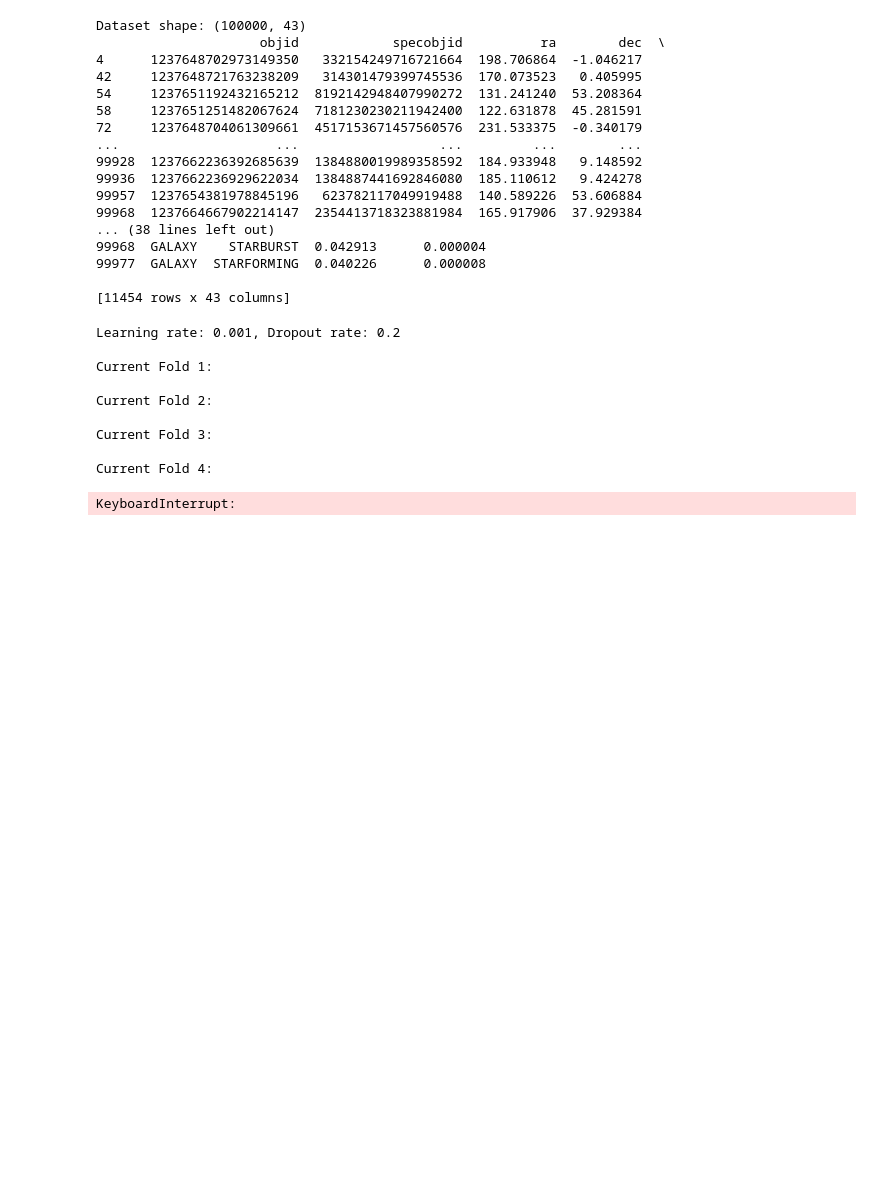
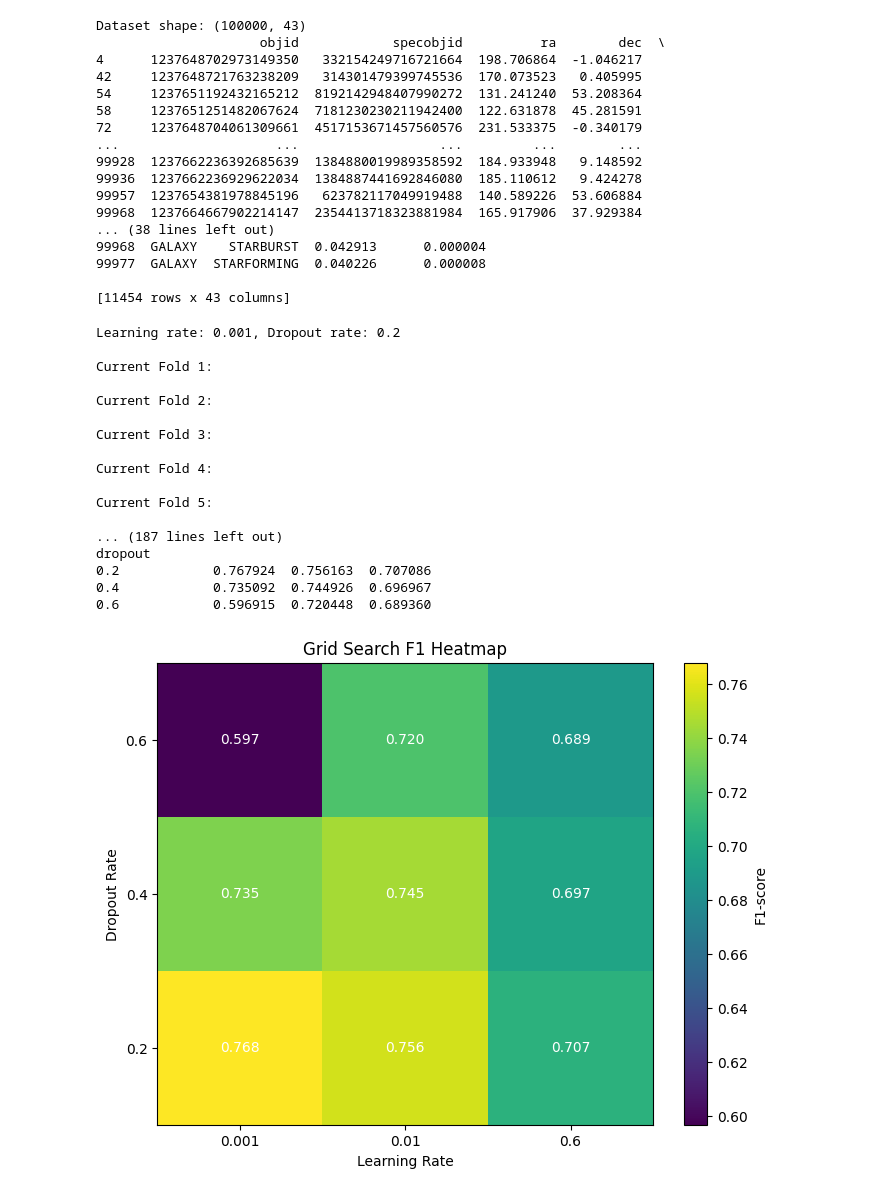
Before and after one commit to kphutiyagae/711-assignment-2, a Jupyter notebook: assignment-notebook.ipynb, the cells around one changed output. Cells and saved outputs as stored; diff of their text form; code cells hidden in the pictures; blank space fills up the shorter version.

Commit message:
WIP: Implemented grid search + HEATMAP

```diff
--- a/assignment-notebook.ipynb
+++ b/assignment-notebook.ipynb
@@ -207,33 +207,64 @@ for learning_rate in learning_rates_list:
                     error_optimizer_hpo.zero_grad()
                     outputs_hpo = galaxy_classification_model_hpo(feature_batch)
                     loss_hpo = loss_function_hpo(outputs_hpo, label_batch)
                     loss_hpo.backward()
                     error_optimizer_hpo.step()
 
             # evaluate
             galaxy_classification_model_hpo.eval()
             preds_hpo, true_hpo = [], []
             with torch.no_grad():
                 for feature_batch, label_batch in testing_dataset_loader:
                     outputs_eval_hpo = galaxy_classification_model_hpo(feature_batch)
                     preds_hpo.extend(torch.argmax(outputs_eval_hpo, dim=1).cpu().numpy())
                     true_hpo.extend(label_batch.cpu().numpy())
 
             f1 = f1_score(true_hpo, preds_hpo, average="macro")
             fold_scores.append(f1)
 
         avg_f1 = np.mean(fold_scores)
         print(f"Avg F1 for lr={learning_rate}, dropout={dropout_rate}: {avg_f1:.3f}")
-        results_list.append({"lr": learning_rate, "dropout": dropout_rate, "f1": avg_f1})
+        results_list.append({"learning_rate": learning_rate, "dropout": dropout_rate, "f1": avg_f1})
+
+# 2. Convert results to dataframe for visualization.
+results_df = pd.DataFrame(results_list)
+pivot_table = results_df.pivot(index="dropout", columns="learning_rate", values="f1")
+print(pivot_table)
+
+# 3. Plot Heatmap.
+plt.figure(figsize=(8,6))
+heatmap = plt.imshow(pivot_table, cmap="viridis", aspect="auto", origin="lower")
+
+plt.colorbar(heatmap, label="F1-score")
+plt.xticks(range(len(pivot_table.columns)), pivot_table.columns)
+plt.yticks(range(len(pivot_table.index)), pivot_table.index)
+
+plt.xlabel("Learning Rate")
+plt.ylabel("Dropout Rate")
+plt.title("Grid Search F1 Heatmap")
+
+for i in range(pivot_table.shape[0]):  # rows (dropout)
+    for j in range(pivot_table.shape[1]):  # cols (learning rate)
+        plt.text(j, i, f"{pivot_table.iloc[i, j]:.3f}", ha="center", va="center", color="white")
+
+plt.show()
 # %% [output]
 Learning rate: 0.001, Dropout rate: 0.2
 
 Current Fold 1:
 
 Current Fold 2:
 
 Current Fold 3:
 
 Current Fold 4:
+
+Current Fold 5:
+
+... (187 lines left out)
+dropout
+0.2            0.767924  0.756163  0.707086
+0.4            0.735092  0.744926  0.696967
+0.6            0.596915  0.720448  0.689360
-KeyboardInterrupt:
+[figure, added]
 # %%
```
Also changed, not shown: parts of 1 cell of this notebook.
